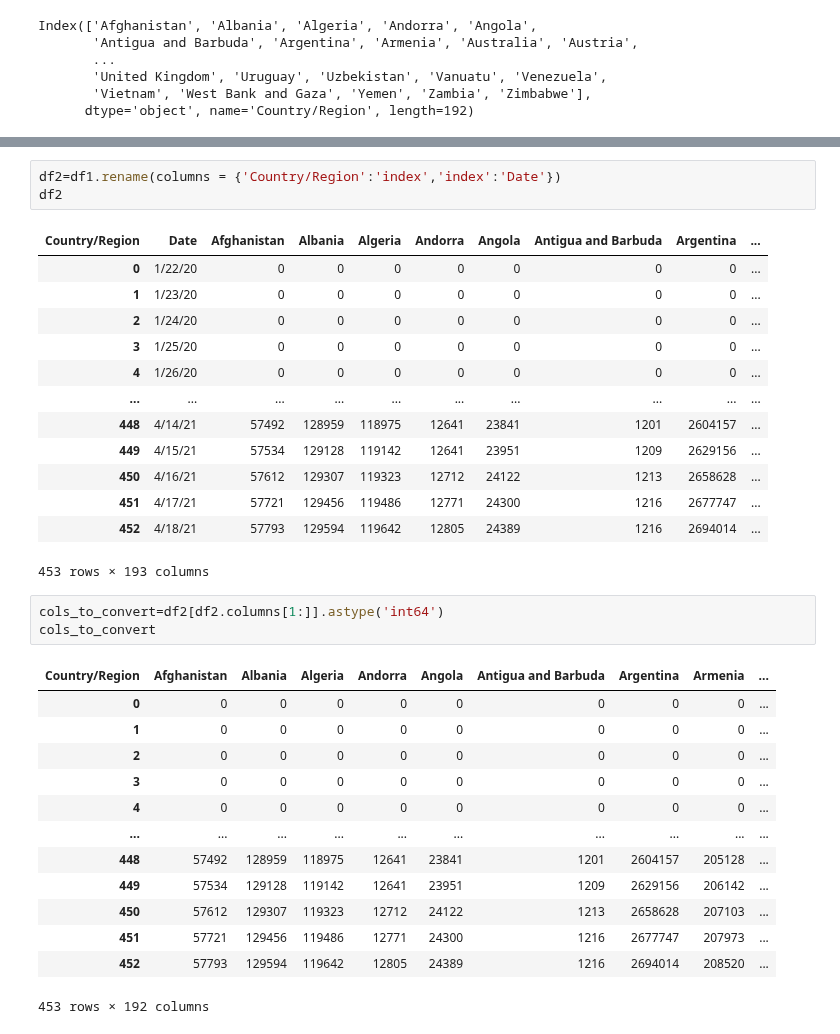
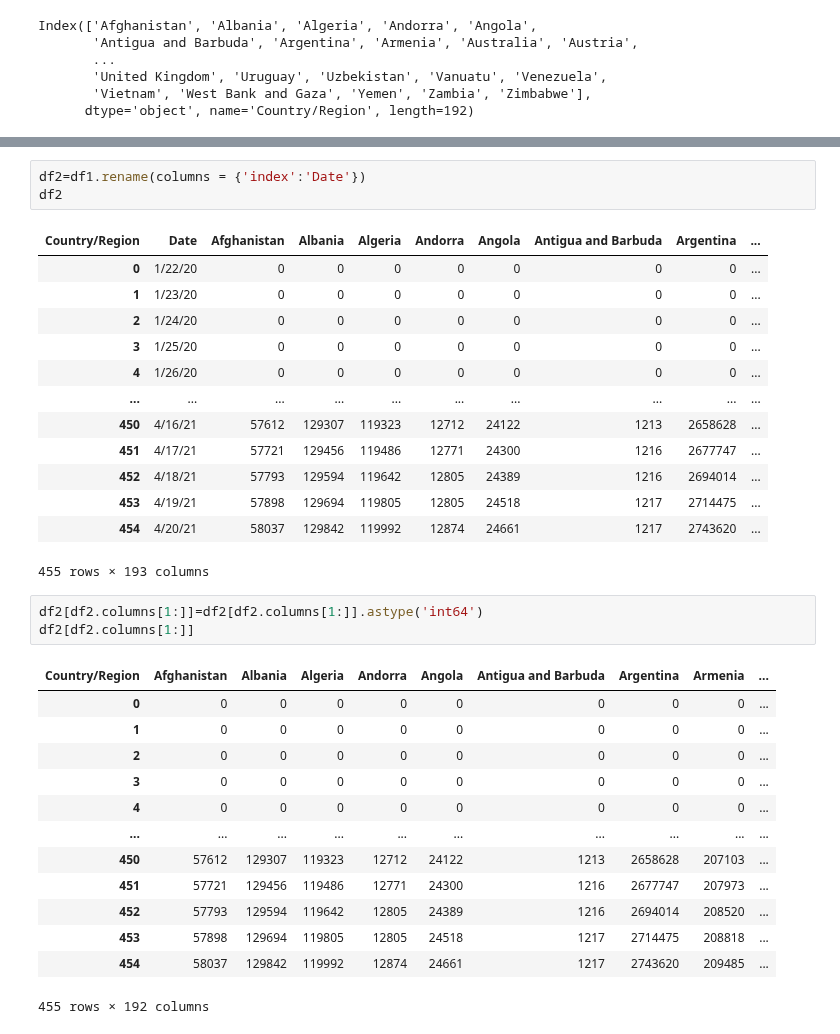
Before and after one commit to iannjari/covid-19-cases-and-mortality-forecaster, a Jupyter notebook: Data Preview.ipynb, the cells around one changed output, grey strips where cells are left out. Drawn from its saved outputs; the diff is of its cells as text.

```diff
--- a/Data Preview.ipynb
+++ b/Data Preview.ipynb
@@ -472,23 +487,23 @@ df1
 # %%
-df2=df1.rename(columns = {'Country/Region':'index','index':'Date'})
+df2=df1.rename(columns = {'index':'Date'})
 df2
 # %% [output]
 | Country/Region | Date | Afghanistan | Albania | Algeria | Andorra | Angola | Antigua and Barbuda | Argentina | ... |
 | 0 | 1/22/20 | 0 | 0 | 0 | 0 | 0 | 0 | 0 | ... |
 | 1 | 1/23/20 | 0 | 0 | 0 | 0 | 0 | 0 | 0 | ... |
 | 2 | 1/24/20 | 0 | 0 | 0 | 0 | 0 | 0 | 0 | ... |
 | 3 | 1/25/20 | 0 | 0 | 0 | 0 | 0 | 0 | 0 | ... |
 | 4 | 1/26/20 | 0 | 0 | 0 | 0 | 0 | 0 | 0 | ... |
 | ... | ... | ... | ... | ... | ... | ... | ... | ... | ... |
-| 448 | 4/14/21 | 57492 | 128959 | 118975 | 12641 | 23841 | 1201 | 2604157 | ... |
-| 449 | 4/15/21 | 57534 | 129128 | 119142 | 12641 | 23951 | 1209 | 2629156 | ... |
 | 450 | 4/16/21 | 57612 | 129307 | 119323 | 12712 | 24122 | 1213 | 2658628 | ... |
 | 451 | 4/17/21 | 57721 | 129456 | 119486 | 12771 | 24300 | 1216 | 2677747 | ... |
 | 452 | 4/18/21 | 57793 | 129594 | 119642 | 12805 | 24389 | 1216 | 2694014 | ... |
+| 453 | 4/19/21 | 57898 | 129694 | 119805 | 12805 | 24518 | 1217 | 2714475 | ... |
+| 454 | 4/20/21 | 58037 | 129842 | 119992 | 12874 | 24661 | 1217 | 2743620 | ... |
-453 rows × 193 columns
+455 rows × 193 columns
 # %%
-cols_to_convert=df2[df2.columns[1:]].astype('int64')
-cols_to_convert
+df2[df2.columns[1:]]=df2[df2.columns[1:]].astype('int64')
+df2[df2.columns[1:]]
 # %% [output]
 | Country/Region | Afghanistan | Albania | Algeria | Andorra | Angola | Antigua and Barbuda | Argentina | Armenia | ... |
 | 0 | 0 | 0 | 0 | 0 | 0 | 0 | 0 | 0 | ... |
@@ -497,12 +512,12 @@ cols_to_convert
 | 3 | 0 | 0 | 0 | 0 | 0 | 0 | 0 | 0 | ... |
 | 4 | 0 | 0 | 0 | 0 | 0 | 0 | 0 | 0 | ... |
 | ... | ... | ... | ... | ... | ... | ... | ... | ... | ... |
-| 448 | 57492 | 128959 | 118975 | 12641 | 23841 | 1201 | 2604157 | 205128 | ... |
-| 449 | 57534 | 129128 | 119142 | 12641 | 23951 | 1209 | 2629156 | 206142 | ... |
 | 450 | 57612 | 129307 | 119323 | 12712 | 24122 | 1213 | 2658628 | 207103 | ... |
 | 451 | 57721 | 129456 | 119486 | 12771 | 24300 | 1216 | 2677747 | 207973 | ... |
 | 452 | 57793 | 129594 | 119642 | 12805 | 24389 | 1216 | 2694014 | 208520 | ... |
+| 453 | 57898 | 129694 | 119805 | 12805 | 24518 | 1217 | 2714475 | 208818 | ... |
+| 454 | 58037 | 129842 | 119992 | 12874 | 24661 | 1217 | 2743620 | 209485 | ... |
-453 rows × 192 columns
+455 rows × 192 columns
 # %%
 date_convert=df2[df2.columns[0]]
 date_converted= pd.to_datetime(date_convert)
```
Also changed, not shown: parts of 26 cells of this notebook.
